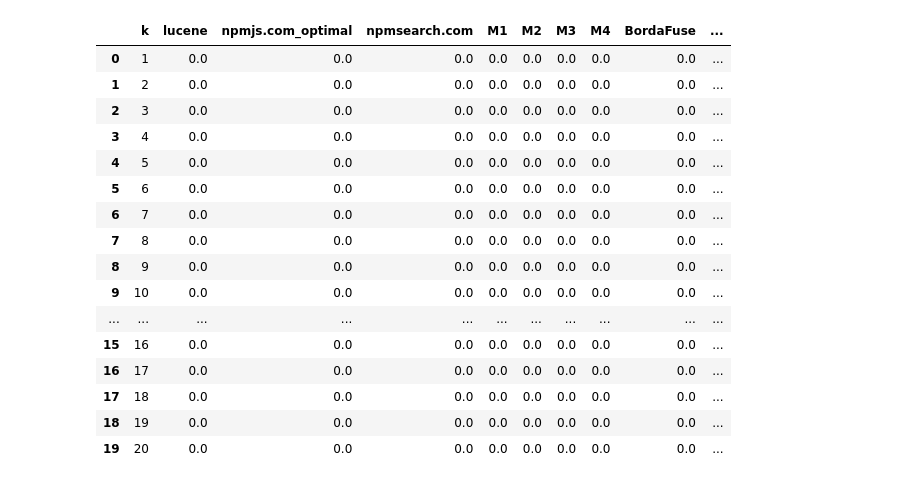
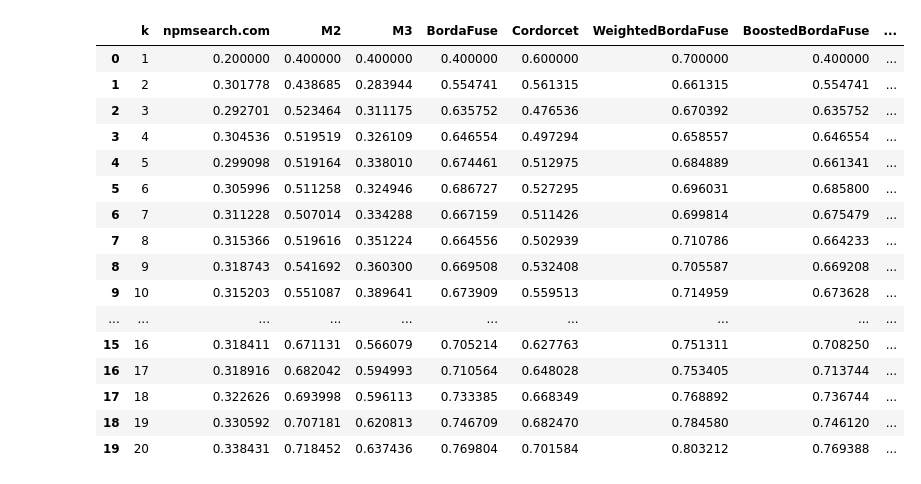
Before and after one commit to bravesoftdz/NPMRetrivalEngine, a Jupyter notebook: notebooks/ShowResults.ipynb, the cells around one changed output. Drawn from its saved outputs; the diff is of its cells as text; code cells hidden in the pictures.

```diff
--- a/notebooks/ShowResults.ipynb
+++ b/notebooks/ShowResults.ipynb
@@ -104,6 +104,20 @@ result_fmeasure = []
 result_ndcg_k = []
 result_mean_average_precision = []
 
+#Searchers Used
+#print(searchers)
+arr_searchers = pd.Series(['npmsearch.com',
+                           'M2', 'M3',
+                           'BordaFuse', 'Cordorcet', 'WeightedBordaFuse', 'BoostedBordaFuse',
+                           'WeightedFirstRankingAgregator','Filter_google.com_hyp_match','npmjs.com_optimal'])
+#Queries Used
+#print(df['query'].tolist())
+arr_queries = pd.Series(['download free music','convert typewritten image to text document',
+                         'download web videos','check valid email address','send sms',
+                         'extract barcode from image','quick sort algorithm','user authentication',
+                         'filter adult content images','convert data formats'])
+
+
 #Calculo de precision, recall y hits
 for k in range(1,max_k):
     #print(k)
@@ -115,7 +129,7 @@ for k in range(1,max_k):
     row_ndcg_k = []
     row_mean_average_precision = []
 
-    for searcher in range(len(searchers)):
+    for searcher in range(arr_searchers.size):
         #print(searchers[searcher])
         sum_hits = 0
         sum_precision = 0
@@ -124,16 +138,17 @@ for k in range(1,max_k):
         sum_ndcg_k = 0
         arr_rs = []
 
-        arr_queries = pd.Series(['download free music','convert typewritten image to text document']) #df['query']
         for query in range(arr_queries.size):
-            #print(query)
-            sxq = df.iloc[query][searcher+1]
+            #print(arr_queries[query])
+            idxq = df.index[df['query'] == arr_queries[query]].tolist()
+            idxs = searchers.index(arr_searchers[searcher])
+            sxq = df.iloc[idxq[0]][idxs+1]
             sxq = sxq.set_index('k')
             sum_hits += sxq.loc[k]['#hits']
             sum_precision += sxq.loc[k]['precision']
             sum_recall += sxq.loc[k]['recall']
             sum_fmeasure += sxq.loc[k]['fmeasure']
-            sum_ndcg_k = ndcg_at_k(sxq['hit'],k)
+            sum_ndcg_k += ndcg_at_k(sxq['hit'],k)
             arr_rs.append(sxq['hit']);
 
         prom_hits = sum_hits/arr_queries.size
@@ -142,58 +157,58 @@ for k in range(1,max_k):
         prom_fmeasure = sum_fmeasure/arr_queries.size
         prom_ndcg_k = sum_ndcg_k/arr_queries.size
         mean_average_precision = mean_average_precision_at_k(arr_rs,k)
         #print(prom_hits)
         #print(prom_precision)
         #print(prom_recall)
         #print(prom_fmeasure)
         searcherprom = pd.DataFrame([[prom_hits,prom_precision,prom_recall,prom_fmeasure,prom_ndcg_k,mean_average_precision]],  columns =  ["hits", "precision", "recall", "fmeasure","ncdg","map"])
         searchersrow.append(searcherprom)
         row_precision.append(prom_precision)
         row_hits.append(prom_hits)
         row_recall.append(prom_recall)
         row_fmeasure.append(prom_fmeasure)
         row_ndcg_k.append(prom_ndcg_k)
         row_mean_average_precision.append(mean_average_precision)
     #print(searchersrow)
     resultall.append([k]+searchersrow)
     result_precision.append([k]+row_precision)
     result_hits.append([k]+row_hits)
     result_recall.append([k]+row_recall)
     result_fmeasure.append([k]+row_fmeasure)
     result_ndcg_k.append([k]+row_ndcg_k)
     result_mean_average_precision.append([k]+row_mean_average_precision)
 
-columnsk = ['k'] + searchers
-dataframek = pd.DataFrame(resultall, columns =  ['k'] + searchers)
+columnsk = ['k'] + arr_searchers
+dataframek = pd.DataFrame(resultall, columns =  ['k'] + arr_searchers.tolist())
 dataframek = dataframek.set_index('k')
 dataframek.head(3)
 
-dataframe_hits = pd.DataFrame(result_hits, columns =  ['k'] + searchers)
-dataframe_recall = pd.DataFrame(result_recall, columns =  ['k'] + searchers)
-dataframe_fmeasure = pd.DataFrame(result_fmeasure, columns =  ['k'] + searchers)
-dataframe_precision = pd.DataFrame(result_precision, columns =  ['k'] + searchers)
-dataframe_ndcg_k = pd.DataFrame(result_ndcg_k, columns =  ['k'] + searchers)
-dataframe_average_precision = pd.DataFrame(result_mean_average_precision, columns =  ['k'] + searchers)
+dataframe_hits = pd.DataFrame(result_hits, columns =  ['k'] + arr_searchers.tolist())
+dataframe_recall = pd.DataFrame(result_recall, columns =  ['k'] + arr_searchers.tolist())
+dataframe_fmeasure = pd.DataFrame(result_fmeasure, columns =  ['k'] + arr_searchers.tolist())
+dataframe_precision = pd.DataFrame(result_precision, columns =  ['k'] + arr_searchers.tolist())
+dataframe_ndcg_k = pd.DataFrame(result_ndcg_k, columns =  ['k'] + arr_searchers.tolist())
+dataframe_average_precision = pd.DataFrame(result_mean_average_precision, columns =  ['k'] + arr_searchers.tolist())
 
 dataframe_ndcg_k.head(20)
 # %% [output]
-|  | k | lucene | npmjs.com_optimal | npmsearch.com | M1 | M2 | M3 | M4 | BordaFuse | ... |
-| 0 | 1 | 0.0 | 0.0 | 0.0 | 0.0 | 0.0 | 0.0 | 0.0 | 0.0 | ... |
-| 1 | 2 | 0.0 | 0.0 | 0.0 | 0.0 | 0.0 | 0.0 | 0.0 | 0.0 | ... |
-| 2 | 3 | 0.0 | 0.0 | 0.0 | 0.0 | 0.0 | 0.0 | 0.0 | 0.0 | ... |
-| 3 | 4 | 0.0 | 0.0 | 0.0 | 0.0 | 0.0 | 0.0 | 0.0 | 0.0 | ... |
-| 4 | 5 | 0.0 | 0.0 | 0.0 | 0.0 | 0.0 | 0.0 | 0.0 | 0.0 | ... |
-| 5 | 6 | 0.0 | 0.0 | 0.0 | 0.0 | 0.0 | 0.0 | 0.0 | 0.0 | ... |
-| 6 | 7 | 0.0 | 0.0 | 0.0 | 0.0 | 0.0 | 0.0 | 0.0 | 0.0 | ... |
-| 7 | 8 | 0.0 | 0.0 | 0.0 | 0.0 | 0.0 | 0.0 | 0.0 | 0.0 | ... |
-| 8 | 9 | 0.0 | 0.0 | 0.0 | 0.0 | 0.0 | 0.0 | 0.0 | 0.0 | ... |
-| 9 | 10 | 0.0 | 0.0 | 0.0 | 0.0 | 0.0 | 0.0 | 0.0 | 0.0 | ... |
-| ... | ... | ... | ... | ... | ... | ... | ... | ... | ... | ... |
-| 15 | 16 | 0.0 | 0.0 | 0.0 | 0.0 | 0.0 | 0.0 | 0.0 | 0.0 | ... |
-| 16 | 17 | 0.0 | 0.0 | 0.0 | 0.0 | 0.0 | 0.0 | 0.0 | 0.0 | ... |
-| 17 | 18 | 0.0 | 0.0 | 0.0 | 0.0 | 0.0 | 0.0 | 0.0 | 0.0 | ... |
-| 18 | 19 | 0.0 | 0.0 | 0.0 | 0.0 | 0.0 | 0.0 | 0.0 | 0.0 | ... |
-| 19 | 20 | 0.0 | 0.0 | 0.0 | 0.0 | 0.0 | 0.0 | 0.0 | 0.0 | ... |
+|  | k | npmsearch.com | M2 | M3 | BordaFuse | Cordorcet | WeightedBordaFuse | BoostedBordaFuse | ... |
+| 0 | 1 | 0.200000 | 0.400000 | 0.400000 | 0.400000 | 0.600000 | 0.700000 | 0.400000 | ... |
+| 1 | 2 | 0.301778 | 0.438685 | 0.283944 | 0.554741 | 0.561315 | 0.661315 | 0.554741 | ... |
+| 2 | 3 | 0.292701 | 0.523464 | 0.311175 | 0.635752 | 0.476536 | 0.670392 | 0.635752 | ... |
+| 3 | 4 | 0.304536 | 0.519519 | 0.326109 | 0.646554 | 0.497294 | 0.658557 | 0.646554 | ... |
+| 4 | 5 | 0.299098 | 0.519164 | 0.338010 | 0.674461 | 0.512975 | 0.684889 | 0.661341 | ... |
+| 5 | 6 | 0.305996 | 0.511258 | 0.324946 | 0.686727 | 0.527295 | 0.696031 | 0.685800 | ... |
+| 6 | 7 | 0.311228 | 0.507014 | 0.334288 | 0.667159 | 0.511426 | 0.699814 | 0.675479 | ... |
+| 7 | 8 | 0.315366 | 0.519616 | 0.351224 | 0.664556 | 0.502939 | 0.710786 | 0.664233 | ... |
+| 8 | 9 | 0.318743 | 0.541692 | 0.360300 | 0.669508 | 0.532408 | 0.705587 | 0.669208 | ... |
+| 9 | 10 | 0.315203 | 0.551087 | 0.389641 | 0.673909 | 0.559513 | 0.714959 | 0.673628 | ... |
+| ... | ... | ... | ... | ... | ... | ... | ... | ... | ... |
+| 15 | 16 | 0.318411 | 0.671131 | 0.566079 | 0.705214 | 0.627763 | 0.751311 | 0.708250 | ... |
+| 16 | 17 | 0.318916 | 0.682042 | 0.594993 | 0.710564 | 0.648028 | 0.753405 | 0.713744 | ... |
+| 17 | 18 | 0.322626 | 0.693998 | 0.596113 | 0.733385 | 0.668349 | 0.768892 | 0.736744 | ... |
+| 18 | 19 | 0.330592 | 0.707181 | 0.620813 | 0.746709 | 0.682470 | 0.784580 | 0.746120 | ... |
+| 19 | 20 | 0.338431 | 0.718452 | 0.637436 | 0.769804 | 0.701584 | 0.803212 | 0.769388 | ... |
 # %%
 import matplotlib.pyplot as pl
 
```
Also changed, not shown: parts of 5 cells of this notebook, 32 other files.
